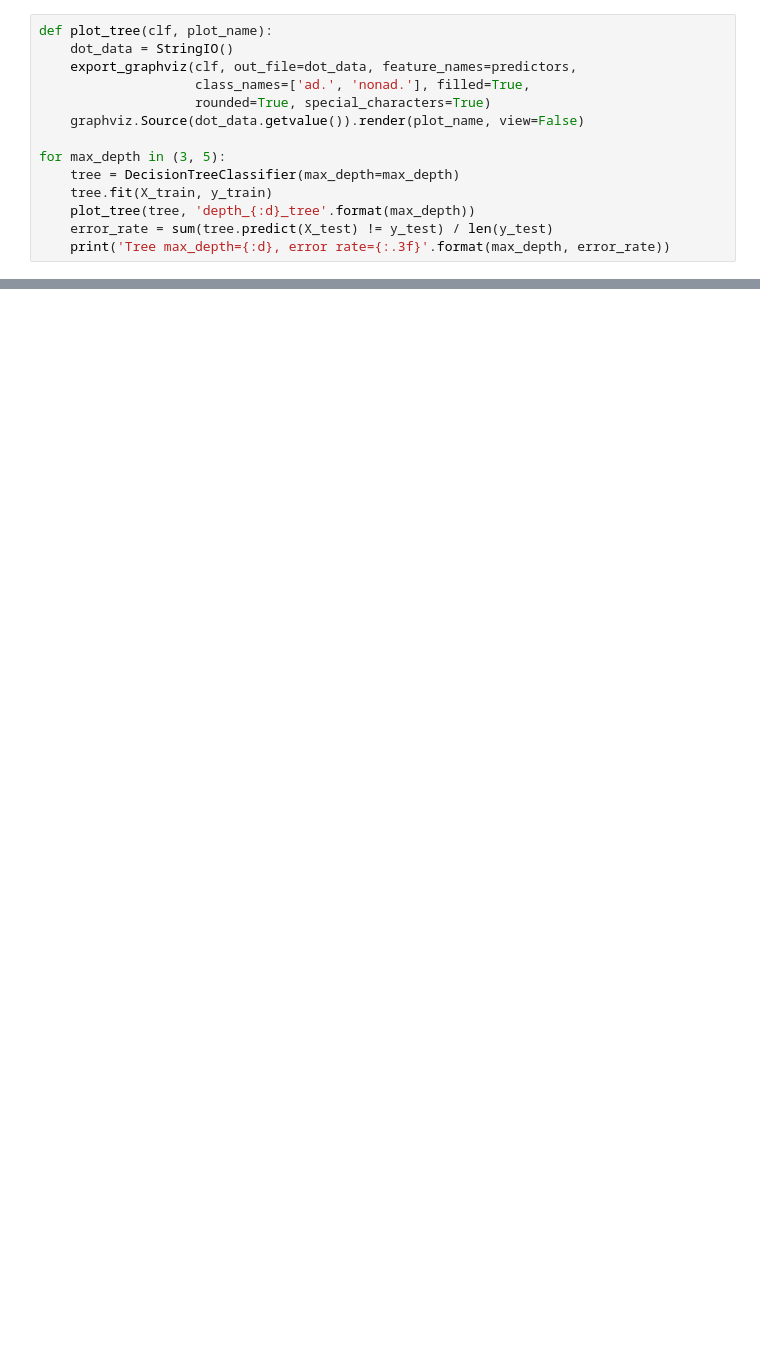
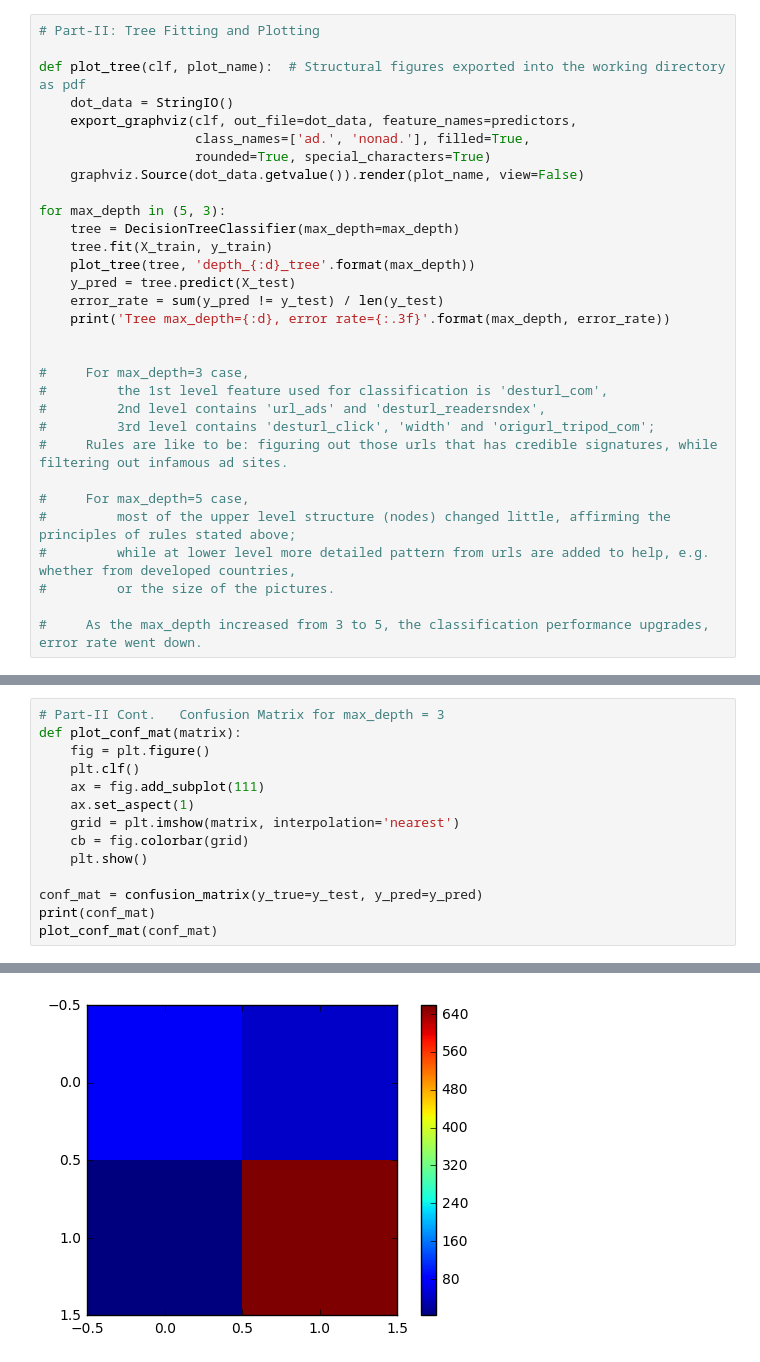
Before and after one commit to Adward-R/STAT-665-DMML, a Jupyter notebook: HW07/hw07.ipynb, the cells around one changed output, grey strips where cells are left out. Saved outputs shown, nothing was run; the diff lists cells and outputs as text; blank space fills up the shorter version.

Commit message:
HW07 - Decision Tree - Finish Graphviz

```diff
--- a/HW07/hw07.ipynb
+++ b/HW07/hw07.ipynb
@@ -47,17 +52,34 @@ imp = Imputer(strategy='most_frequent', axis=0)  # by column
 X_train = imp.fit_transform(X_train)
 X_test = imp.fit_transform(X_test)
 # %%
-def plot_tree(clf, plot_name):
+# Part-II: Tree Fitting and Plotting
+
+def plot_tree(clf, plot_name):  # Structural figures exported into the working directory as pdf
     dot_data = StringIO()
     export_graphviz(clf, out_file=dot_data, feature_names=predictors,
                     class_names=['ad.', 'nonad.'], filled=True,
                     rounded=True, special_characters=True)
     graphviz.Source(dot_data.getvalue()).render(plot_name, view=False)
 
-for max_depth in (3, 5):
+for max_depth in (5, 3):
     tree = DecisionTreeClassifier(max_depth=max_depth)
     tree.fit(X_train, y_train)
     plot_tree(tree, 'depth_{:d}_tree'.format(max_depth))
-    error_rate = sum(tree.predict(X_test) != y_test) / len(y_test)
+    y_pred = tree.predict(X_test)
+    error_rate = sum(y_pred != y_test) / len(y_test)
     print('Tree max_depth={:d}, error rate={:.3f}'.format(max_depth, error_rate))
+
+
+#     For max_depth=3 case,
+#         the 1st level feature used for classification is 'desturl_com',
+#         2nd level contains 'url_ads' and 'desturl_readersndex',
+#         3rd level contains 'desturl_click', 'width' and 'origurl_tripod_com';
+#     Rules are like to be: figuring out those urls that has credible signatures, while filtering out infamous ad sites.
+
+#     For max_depth=5 case,
+#         most of the upper level structure (nodes) changed little, affirming the principles of rules stated above;
+#         while at lower level more detailed pattern from urls are added to help, e.g. whether from developed countries,
+#         or the size of the pictures.
+
+#     As the max_depth increased from 3 to 5, the classification performance upgrades, error rate went down.
 # %% [output]
@@ -65,0 +88,15 @@ Tree max_depth=5, error rate=0.054
+# %%
+# Part-II Cont.   Confusion Matrix for max_depth = 3
+def plot_conf_mat(matrix):
+    fig = plt.figure()
+    plt.clf()
+    ax = fig.add_subplot(111)
+    ax.set_aspect(1)
+    grid = plt.imshow(matrix, interpolation='nearest')
+    cb = fig.colorbar(grid)
+    plt.show()
+
+conf_mat = confusion_matrix(y_true=y_test, y_pred=y_pred)
+print(conf_mat)
+plot_conf_mat(conf_mat)
+# %% [output]
@@ -65,0 +105 @@ Tree max_depth=5, error rate=0.054
+[figure, added]
```
Also changed, not shown: parts of 8 cells of this notebook, 2 other files.
